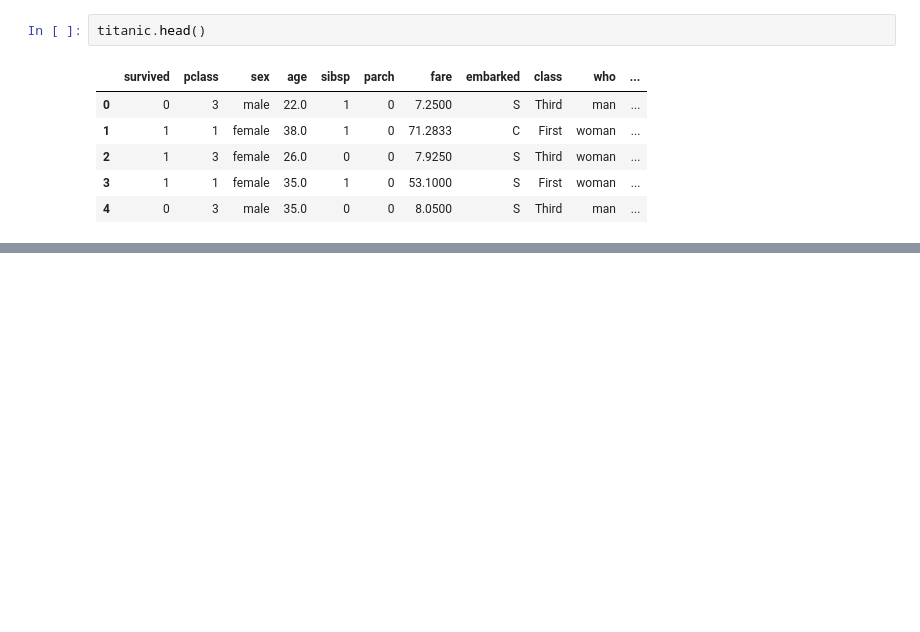
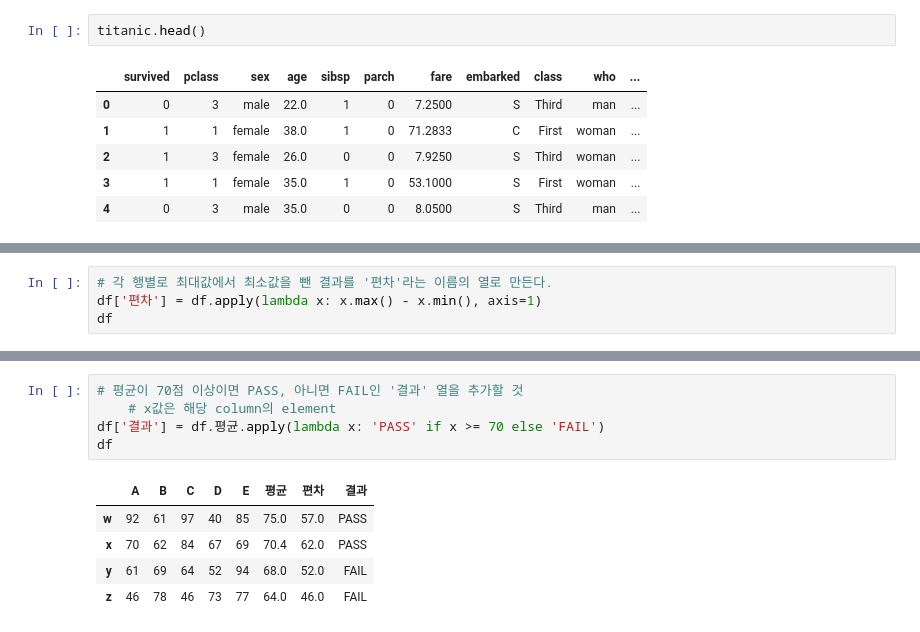
Before and after one commit to youngai1112/MachineLearning, a Jupyter notebook: 00.데이터분석/04.DataFrame2.ipynb, the cells around one changed output, grey strips where cells are left out. Cells and saved outputs as stored; diff of their text form; blank space fills up the shorter version.

Commit message:
- 결측치 - apply 메소드

```diff
--- a/00.데이터분석/04.DataFrame2.ipynb
+++ b/00.데이터분석/04.DataFrame2.ipynb
@@ -148,0 +301,4 @@ d
+# %%
+# 각 행별로 최대값에서 최소값을 뺀 결과를 '편차'라는 이름의 열로 만든다.
+df['편차'] = df.apply(lambda x: x.max() - x.min(), axis=1)
+df
@@ -148,0 +311,11 @@ d
+# %%
+# 평균이 70점 이상이면 PASS, 아니면 FAIL인 '결과' 열을 추가할 것
+    # x값은 해당 column의 element
+df['결과'] = df.평균.apply(lambda x: 'PASS' if x >= 70 else 'FAIL')
+df
+# %% [output]
+|  | A | B | C | D | E | 평균 | 편차 | 결과 |
+| w | 92 | 61 | 97 | 40 | 85 | 75.0 | 57.0 | PASS |
+| x | 70 | 62 | 84 | 67 | 69 | 70.4 | 62.0 | PASS |
+| y | 61 | 69 | 64 | 52 | 94 | 68.0 | 52.0 | FAIL |
+| z | 46 | 78 | 46 | 73 | 77 | 64.0 | 46.0 | FAIL |
```
Also changed, not shown: parts of 25 cells of this notebook.
